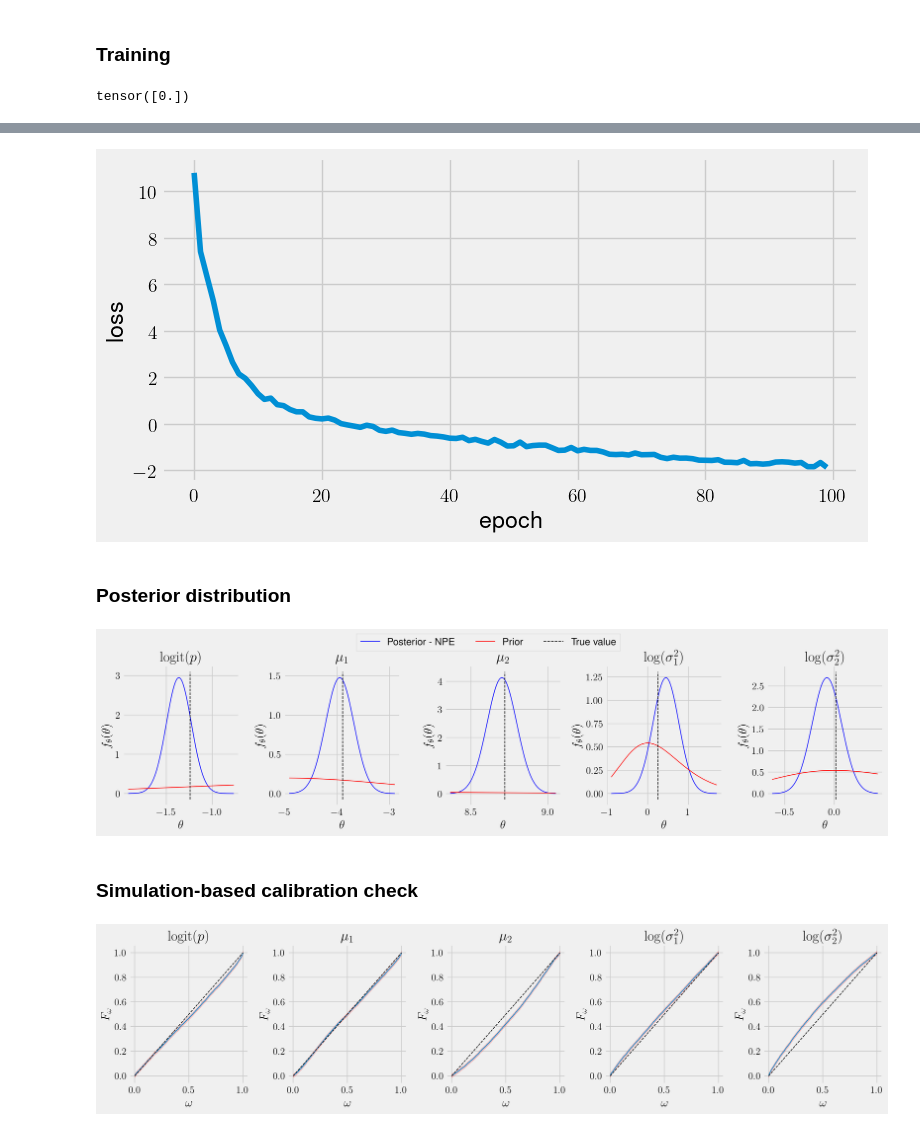
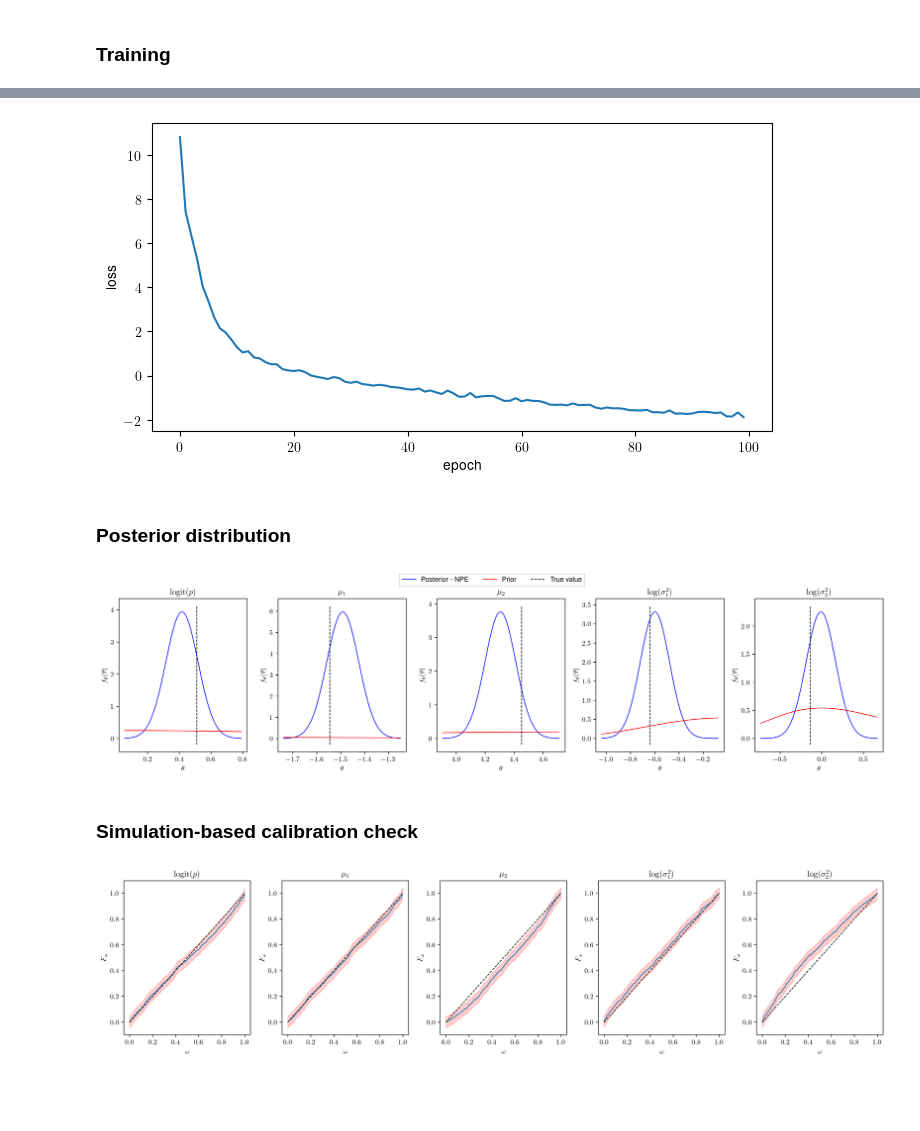
Before and after one commit to J-PNtwali/amortized_variational_inference, a Jupyter notebook: gaussian_mixture.ipynb, the cells around one changed output, grey strips where cells are left out. Cells and saved outputs as stored; diff of their text form; code cells hidden in the pictures; blank space fills up the shorter version.

```diff
--- a/gaussian_mixture.ipynb
+++ b/gaussian_mixture.ipynb
@@ -11,12 +11,11 @@ from pyvi.utils import HelperFunc as hf
 
 
 device = ("cuda" if torch.cuda.is_available()
-          else "mps" if torch.backends.mps.is_available()
           else "cpu")
 
 print(f"Using {device} device")
 
-plt.style.use('fivethirtyeight')
+#plt.style.use('fivethirtyeight')
 plt.rcParams.update({
     "text.usetex": True,
     "font.family": "Helvetica"
@@ -135,10 +156,6 @@ plt.show()
 ## 3. Neural Varitional inference: Training the Neural Net
 # %% [markdown]
 ### Training
-# %%
-torch.logit(torch.tensor([0.5]))
-# %% [output]
-tensor([0.])
 # %%
 #Explicitly provided seeds for training process
 random_seed = 12345
@@ -160,21 +177,23 @@ n_prior, n_obs, batchsize = 5000, 400, 80
 Theta_train = prior.sample((n_prior,))
 
 # draw samples from the simulator conditioned on parameter values
-Y_train = gaussian_mixture(Theta_train.unsqueeze(1), N=n_obs)
+simulator = GaussianMixtureSimulator(Theta_train.unsqueeze(1))
+
+Y_train = simulator.sample((n_obs,))
 
 # put variances on log-scale & p on logit scale
 Theta_train[...,0].logit_()
 Theta_train[...,3:].log_()
 
 # create a combined dataset and data loader
-data_train = torch.utils.data.TensorDataset(Y_train.T, Theta_train)
+data_train = torch.utils.data.TensorDataset(Y_train, Theta_train)
 data_loader = torch.utils.data.dataloader.DataLoader(data_train, batch_size=batchsize, shuffle=True)
 
 
 #========================================================
 #   Gaussian mixture net with data sorting
 #========================================================
-gmmnet = hf.MultivariateGaussianMDN(input_size=n_obs, dim=5, K=2, hd=128, sort=True).to(device)
+gmmnet = hf.MultivariateGaussianMDN(input_size=n_obs, dim=5, K=2, hd=128, num_hidden=2, sort=True).to(device)
 loss_fn = lf.GaussianMixtureLoss(aggr='mean')
 
 # # train DNN model
@@ -185,7 +204,7 @@ gmmnet = hf.nn_optimizer(model=gmmnet,
                        eps=0.1,
                        max_epochs=100,
                        verbose=True,
-                       echo_after=1,
+                       echo_after=10,
                        path='trained_models/gaussian_mixture/dmnet_sorted.pt'
                       )
 # %% [output]
@@ -207,5 +228,5 @@ Epoch 99 Loss -1.6659385123006882
 
 Epoch 100 Loss -1.8755337559836918
-[figure, old version]
+[figure, new version]
 # %% [markdown]
 ### Posterior distribution
@@ -212,9 +235,7 @@ Epoch 100 Loss -1.8755337559836918
 # %%
-labels = [r'$\mathrm{logit}(p)$', r'$\mu_1$', r'$\mu_2$', r'$\log(\sigma_{1}^2)$', r'$\log(\sigma_{2}^2) $']
-
 theta = prior.sample((1,))
-
-y = gaussian_mixture(theta, n_obs).unsqueeze(0)
+simulator = GaussianMixtureSimulator(theta)
+y = simulator.sample((n_obs,)).unsqueeze(0)
 
 # run the gmmnet
 with torch.no_grad():
@@ -285,6 +306,6 @@ plt.show()
 
 fig.savefig(fname="figures/gaussian_mixture_2.png", transparent=True, bbox_inches='tight')
 # %% [output]
-[figure, old version]
+[figure, new version]
 # %% [markdown]
 ### Simulation-based calibration check
@@ -402,5 +312,6 @@ def sbc_gaussian(gmmnet, proposal, n_sim = 1e+4, ecdf=True, ecdf_diff=False, log
 # %%
-f = sbc_gaussian(gmmnet, prior, 10000, ecdf=True, ecdf_diff=False, labels=labels, dpi=300, figsize=(16, 4))
+f = hf.sbc_plot(gmmnet, prior, GenerateSimulator, n_obs, 1000, ecdf=True, ecdf_diff=False,
+                 labels=labels, dpi=300, figsize=(16, 4), logitscale=[0], logscale=[3, 4])
 f.savefig(fname="figures/gaussian_mixture_sbc.png", transparent=True, bbox_inches='tight')
 # %% [output]
-[figure, old version]
+[figure, new version]
```
Also changed, not shown: parts of 7 cells of this notebook, 7 other files.
